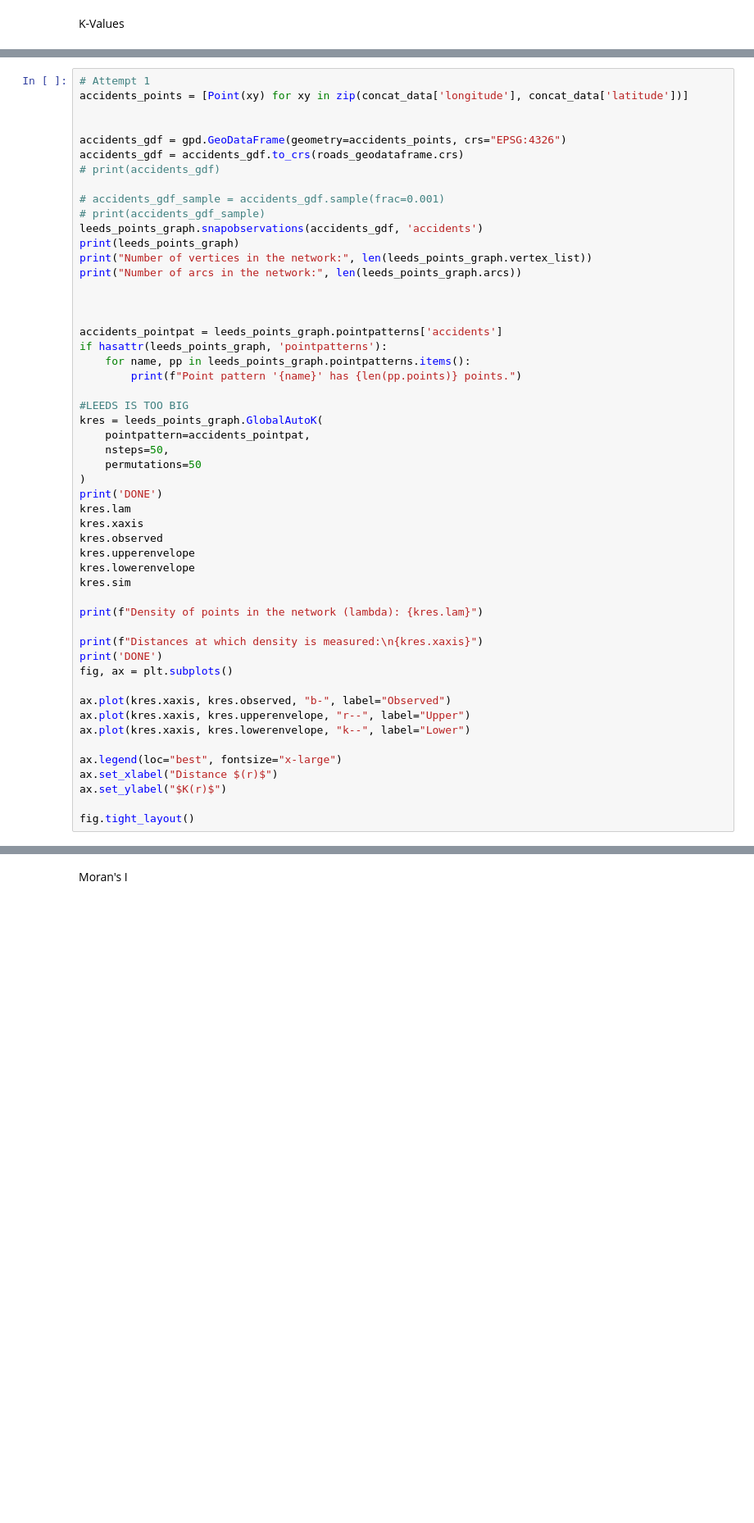
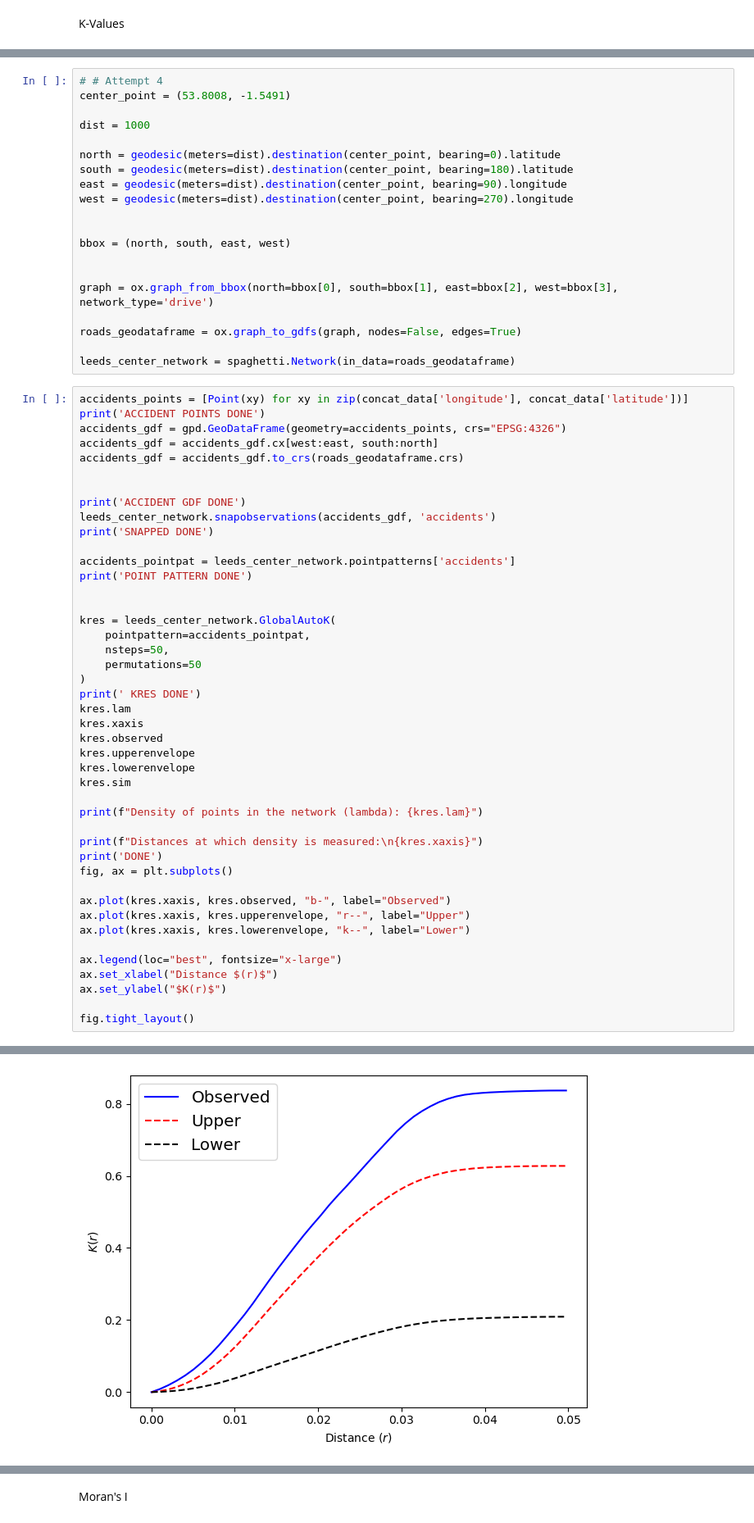
Before and after one commit to RichardGubijev/NDACW2, a Jupyter notebook: taskB/task_b.ipynb, the cells around one changed output, grey strips where cells are left out. Shown: that part at 82% size. Saved outputs shown, nothing was run; the diff lists cells and outputs as text; blank space fills up the shorter version.

```diff
--- a/taskB/task_b.ipynb
+++ b/taskB/task_b.ipynb
@@ -136,33 +131,45 @@ leeds_points_graph = spaghetti.Network(in_data=roads_geodataframe)
+# %%
+# # Attempt 4
+center_point = (53.8008, -1.5491)
+
+dist = 1000
+
+north = geodesic(meters=dist).destination(center_point, bearing=0).latitude
+south = geodesic(meters=dist).destination(center_point, bearing=180).latitude
+east = geodesic(meters=dist).destination(center_point, bearing=90).longitude
+west = geodesic(meters=dist).destination(center_point, bearing=270).longitude
+
+
+bbox = (north, south, east, west)
+
+
+graph = ox.graph_from_bbox(north=bbox[0], south=bbox[1], east=bbox[2], west=bbox[3], network_type='drive')
+
+roads_geodataframe = ox.graph_to_gdfs(graph, nodes=False, edges=True)
+
+leeds_center_network = spaghetti.Network(in_data=roads_geodataframe)
 # %%
-# Attempt 1
 accidents_points = [Point(xy) for xy in zip(concat_data['longitude'], concat_data['latitude'])]
+print('ACCIDENT POINTS DONE')
+accidents_gdf = gpd.GeoDataFrame(geometry=accidents_points, crs="EPSG:4326")
+accidents_gdf = accidents_gdf.cx[west:east, south:north]
+accidents_gdf = accidents_gdf.to_crs(roads_geodataframe.crs)
 
 
-accidents_gdf = gpd.GeoDataFrame(geometry=accidents_points, crs="EPSG:4326")
-accidents_gdf = accidents_gdf.to_crs(roads_geodataframe.crs)
-# print(accidents_gdf)
+print('ACCIDENT GDF DONE')
+leeds_center_network.snapobservations(accidents_gdf, 'accidents')
+print('SNAPPED DONE')
 
-# accidents_gdf_sample = accidents_gdf.sample(frac=0.001)
-# print(accidents_gdf_sample)
-leeds_points_graph.snapobservations(accidents_gdf, 'accidents')
-print(leeds_points_graph)
-print("Number of vertices in the network:", len(leeds_points_graph.vertex_list))
-print("Number of arcs in the network:", len(leeds_points_graph.arcs))
+accidents_pointpat = leeds_center_network.pointpatterns['accidents']
+print('POINT PATTERN DONE')
 
 
-
-accidents_pointpat = leeds_points_graph.pointpatterns['accidents']
-if hasattr(leeds_points_graph, 'pointpatterns'):
-    for name, pp in leeds_points_graph.pointpatterns.items():
-        print(f"Point pattern '{name}' has {len(pp.points)} points.")
-
-#LEEDS IS TOO BIG
-kres = leeds_points_graph.GlobalAutoK(
+kres = leeds_center_network.GlobalAutoK(
     pointpattern=accidents_pointpat,
     nsteps=50,
     permutations=50
 )
-print('DONE')
+print(' KRES DONE')
 kres.lam
 kres.xaxis
 kres.observed
@@ -193,0 +213 @@ MemoryError: Unable to allocate 134. GiB for an array with shape (133993, 133993
+[figure, added]
```
Also changed, not shown: parts of 12 cells of this notebook, 2 other files.
